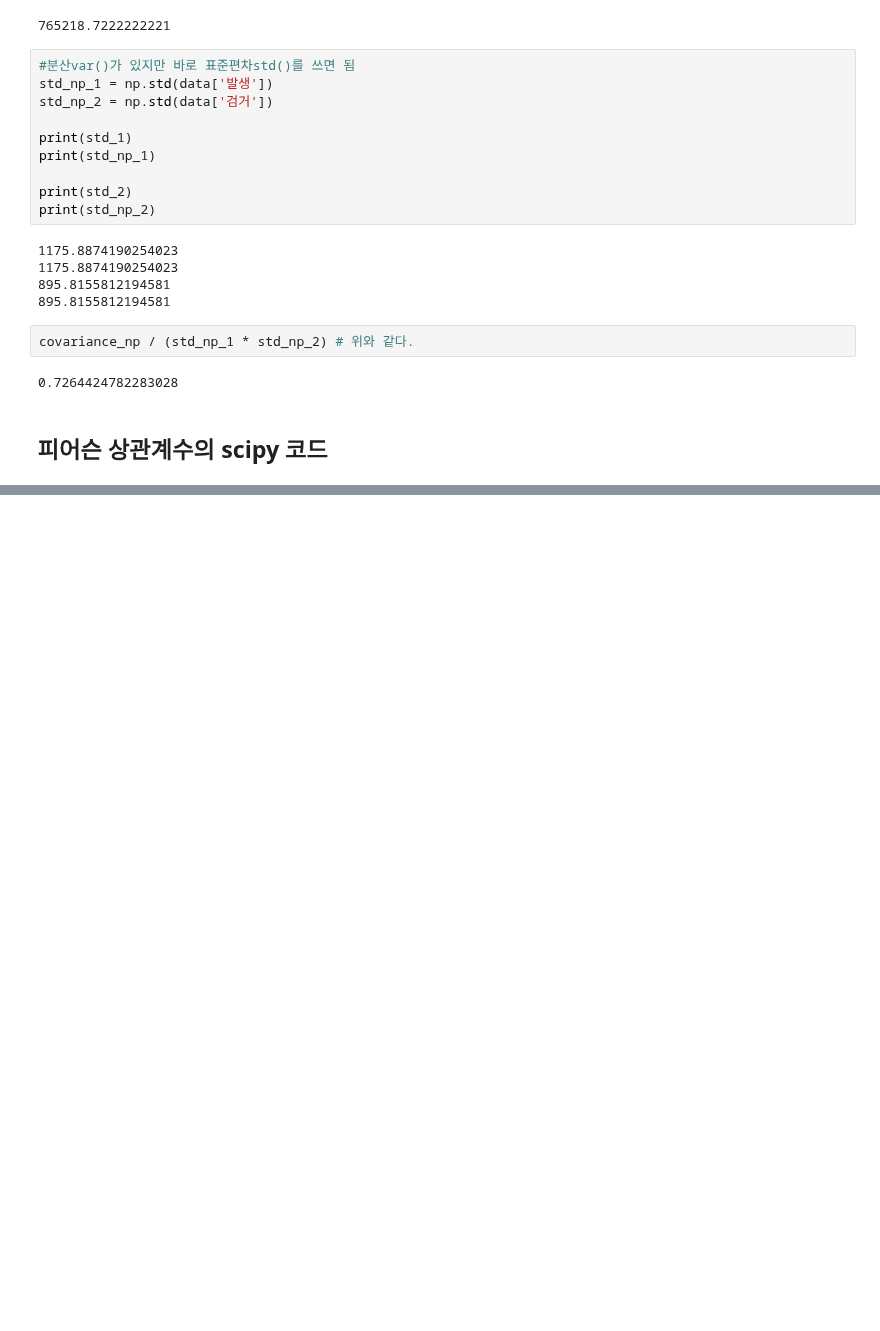
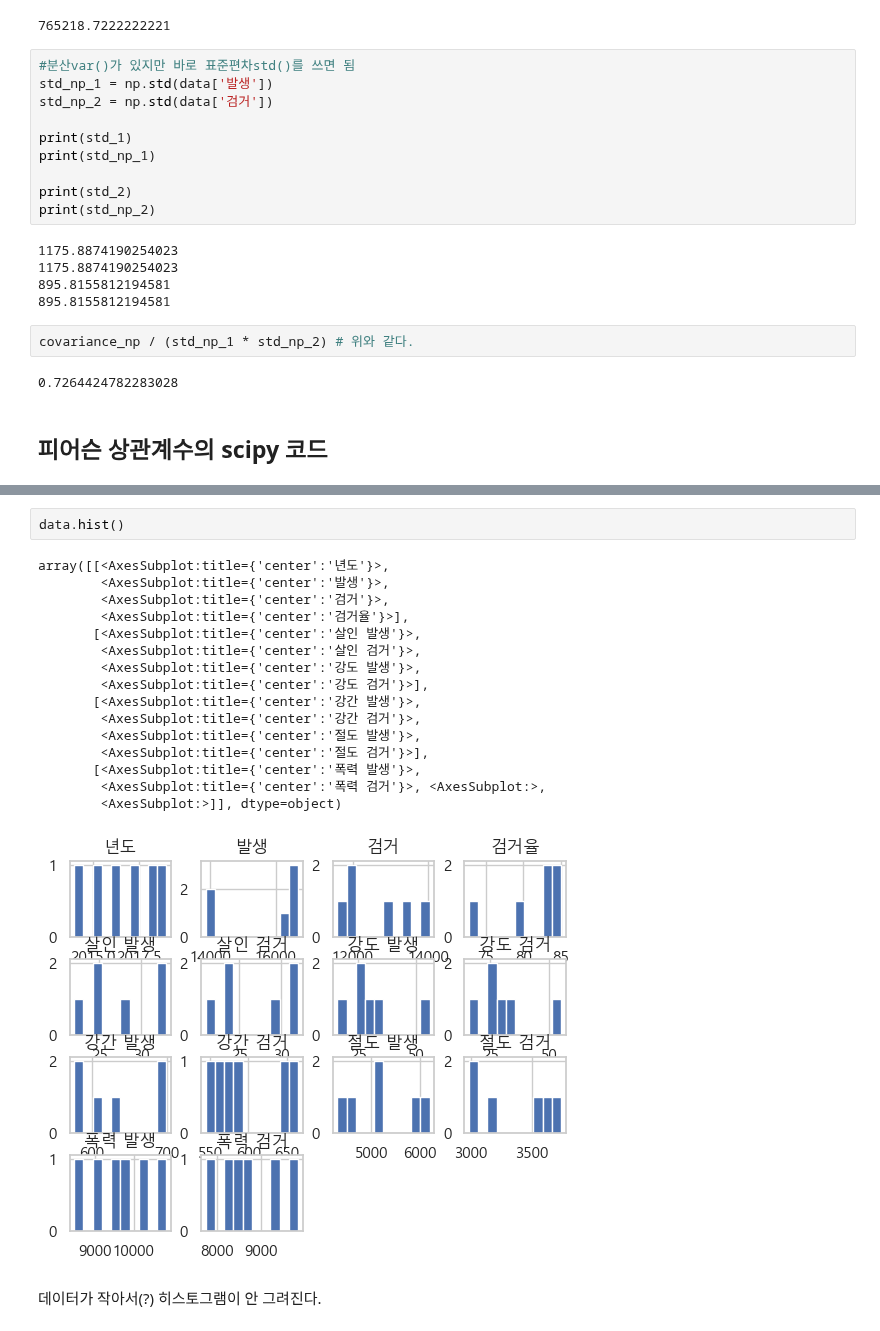
Before and after one commit to sejinhwang97ko/2023prac, a Jupyter notebook: hello/corr.ipynb, the cells around one changed output, grey strips where cells are left out. Drawn from its saved outputs; the diff is of its cells as text; blank space fills up the shorter version.

```diff
--- a/hello/corr.ipynb
+++ b/hello/corr.ipynb
@@ -221,0 +431,21 @@ pd.DataFrame(list(zip(x,y)), columns=['x','y'])
+# %%
+data.hist()
+# %% [output]
+array([[<AxesSubplot:title={'center':'년도'}>,
+        <AxesSubplot:title={'center':'발생'}>,
+        <AxesSubplot:title={'center':'검거'}>,
+        <AxesSubplot:title={'center':'검거율'}>],
+       [<AxesSubplot:title={'center':'살인 발생'}>,
+        <AxesSubplot:title={'center':'살인 검거'}>,
+        <AxesSubplot:title={'center':'강도 발생'}>,
+        <AxesSubplot:title={'center':'강도 검거'}>],
+       [<AxesSubplot:title={'center':'강간 발생'}>,
+        <AxesSubplot:title={'center':'강간 검거'}>,
+        <AxesSubplot:title={'center':'절도 발생'}>,
+        <AxesSubplot:title={'center':'절도 검거'}>],
+       [<AxesSubplot:title={'center':'폭력 발생'}>,
+        <AxesSubplot:title={'center':'폭력 검거'}>, <AxesSubplot:>,
+        <AxesSubplot:>]], dtype=object)
+[figure, added]
+# %% [markdown]
+데이터가 작아서(?) 히스토그램이 안 그려진다.
```
Also changed, not shown: parts of 36 cells of this notebook, 1 other file.
